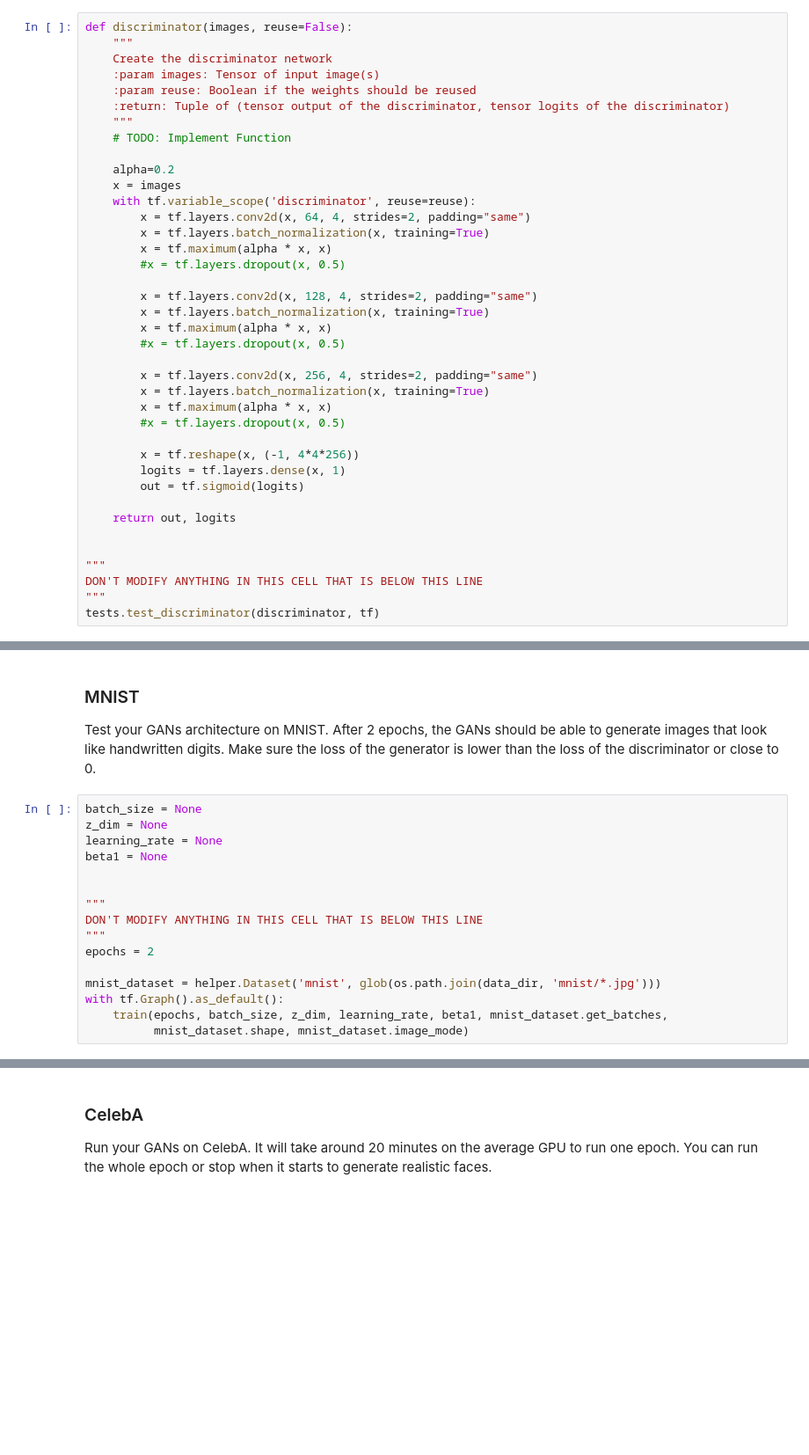
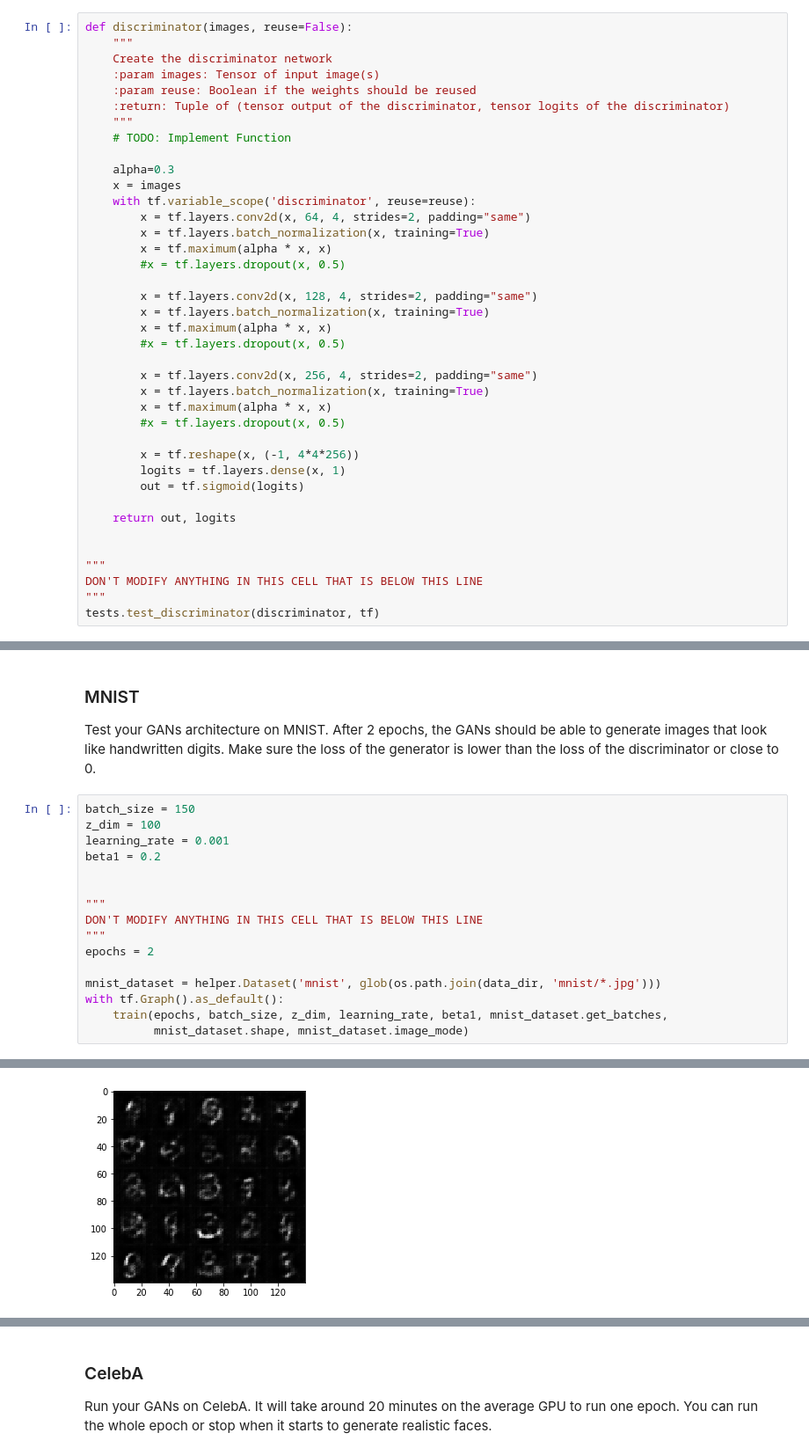
Before and after one commit to tiagospies/gan, a Jupyter notebook: dlnd_face_generation.ipynb, the cells around one changed output, grey strips where cells are left out. Shown at 88% size. Cells and saved outputs as stored; diff of their text form; blank space fills up the shorter version.

```diff
--- a/dlnd_face_generation.ipynb
+++ b/dlnd_face_generation.ipynb
@@ -135,7 +148,7 @@ def discriminator(images, reuse=False):
     """
     # TODO: Implement Function
 
-    alpha=0.2
+    alpha=0.3
     x = images
     with tf.variable_scope('discriminator', reuse=reuse):
         x = tf.layers.conv2d(x, 64, 4, strides=2, padding="same")
@@ -375,10 +391,10 @@ def train(epoch_count, batch_size, z_dim, learning_rate, beta1, get_batches, dat
 ### MNIST
 Test your GANs architecture on MNIST.  After 2 epochs, the GANs should be able to generate images that look like handwritten digits.  Make sure the loss of the generator is lower than the loss of the discriminator or close to 0.
 # %%
-batch_size = None
-z_dim = None
-learning_rate = None
-beta1 = None
+batch_size = 150
+z_dim = 100
+learning_rate = 0.001
+beta1 = 0.2
 
 
 """
@@ -390,3 +406,4 @@ mnist_dataset = helper.Dataset('mnist', glob(os.path.join(data_dir, 'mnist/*.jpg
 with tf.Graph().as_default():
     train(epochs, batch_size, z_dim, learning_rate, beta1, mnist_dataset.get_batches,
           mnist_dataset.shape, mnist_dataset.image_mode)
+# %% [output]
@@ -392,0 +412 @@ with tf.Graph().as_default():
+[figure, added]
```
Also changed, not shown: parts of 12 cells of this notebook.
